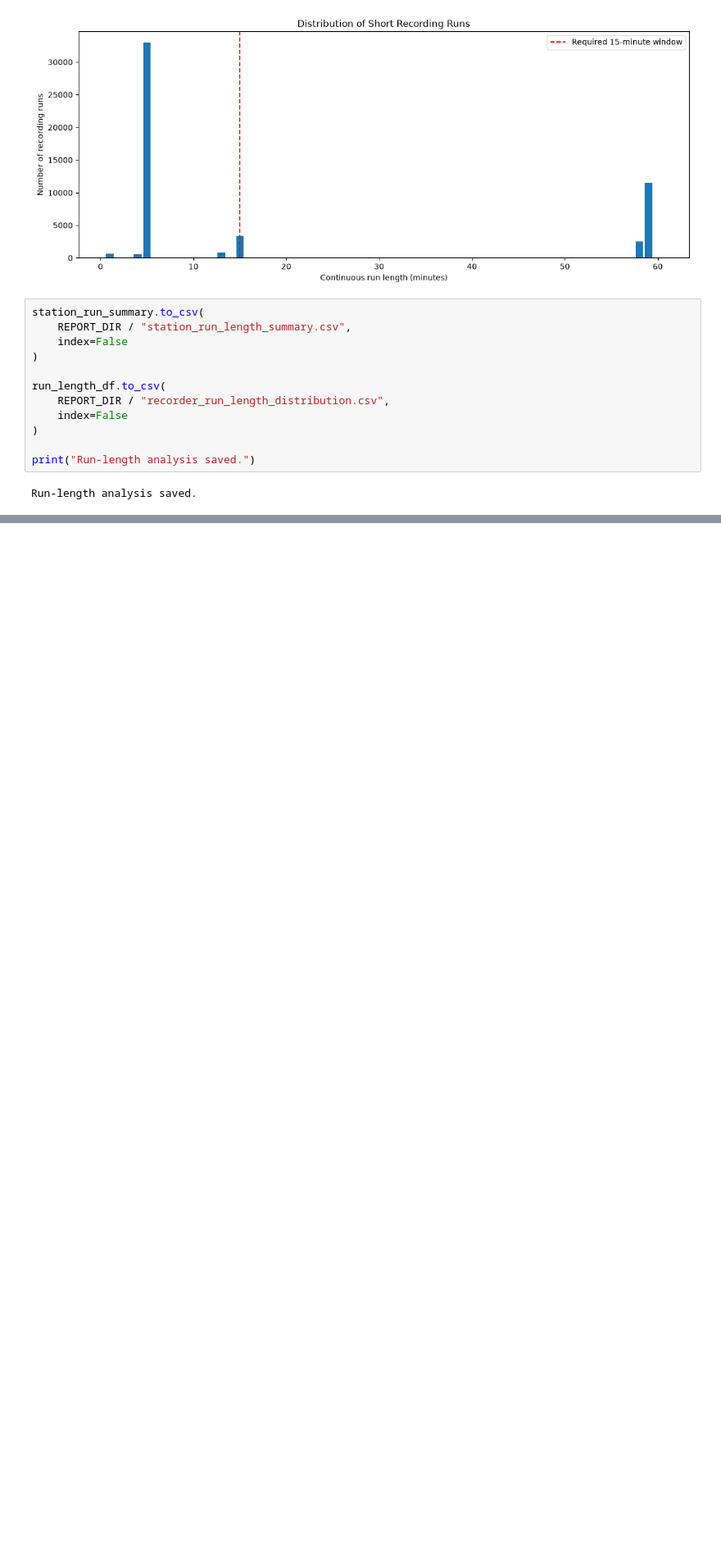
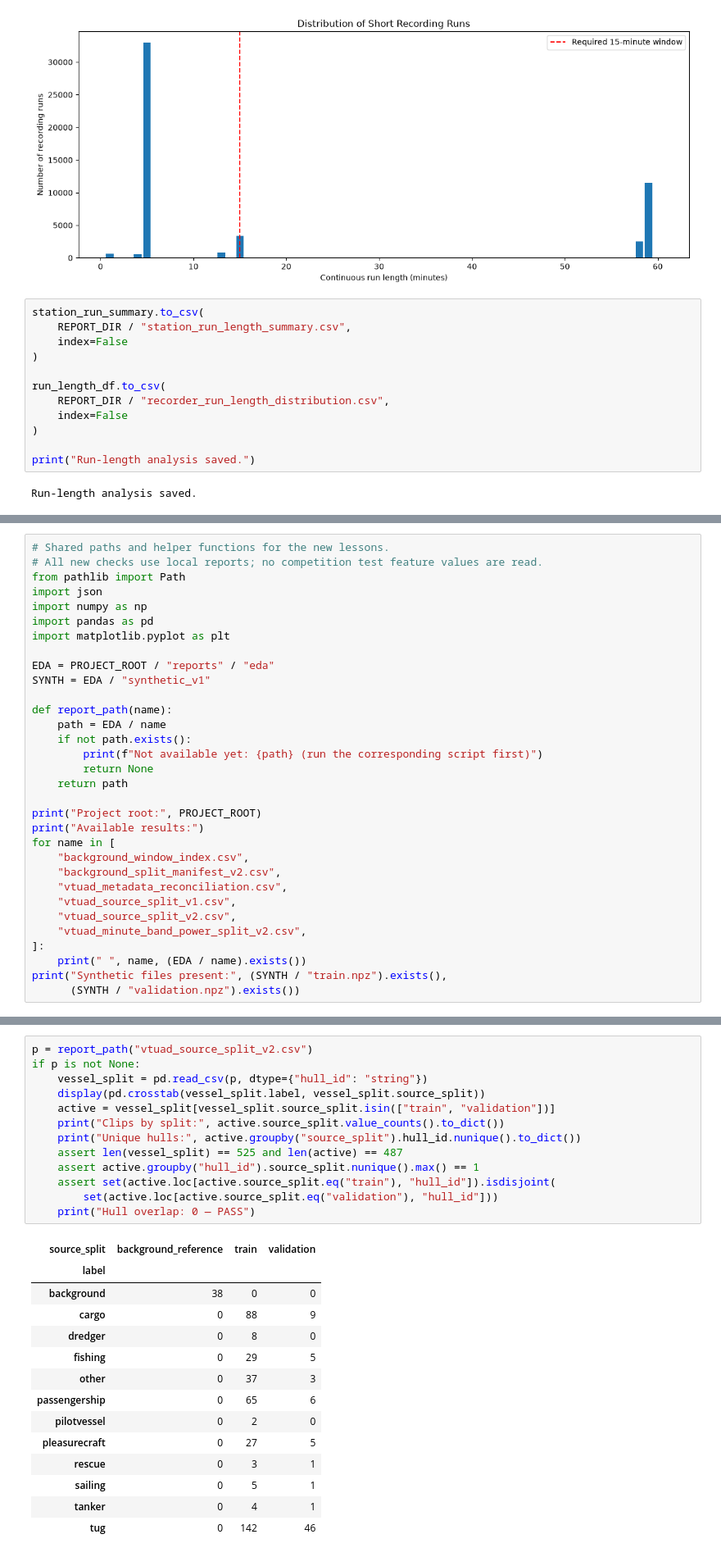
Before and after one commit to ebotchway/french-embassy-underwater-vessel-noise-challenge, a Jupyter notebook: notebooks/01_south_african_acoustic_eda.ipynb, the cells around one changed output, grey strips where cells are left out. Shown at 82% size. Cells and saved outputs as stored; diff of their text form; blank space fills up the shorter version.

```diff
--- a/notebooks/01_south_african_acoustic_eda.ipynb
+++ b/notebooks/01_south_african_acoustic_eda.ipynb
@@ -934,0 +966,32 @@ Run-length analysis saved.
+# %%
+# Shared paths and helper functions for the new lessons.
+# All new checks use local reports; no competition test feature values are read.
+from pathlib import Path
+import json
+import numpy as np
+import pandas as pd
+import matplotlib.pyplot as plt
+
+EDA = PROJECT_ROOT / "reports" / "eda"
+SYNTH = EDA / "synthetic_v1"
+
+def report_path(name):
+    path = EDA / name
+    if not path.exists():
+        print(f"Not available yet: {path} (run the corresponding script first)")
+        return None
+    return path
+
+print("Project root:", PROJECT_ROOT)
+print("Available results:")
+for name in [
+    "background_window_index.csv",
+    "background_split_manifest_v2.csv",
+    "vtuad_metadata_reconciliation.csv",
+    "vtuad_source_split_v1.csv",
+    "vtuad_source_split_v2.csv",
+    "vtuad_minute_band_power_split_v2.csv",
+]:
+    print(" ", name, (EDA / name).exists())
+print("Synthetic files present:", (SYNTH / "train.npz").exists(),
+      (SYNTH / "validation.npz").exists())
@@ -934,0 +1132,28 @@ Run-length analysis saved.
+# %%
+p = report_path("vtuad_source_split_v2.csv")
+if p is not None:
+    vessel_split = pd.read_csv(p, dtype={"hull_id": "string"})
+    display(pd.crosstab(vessel_split.label, vessel_split.source_split))
+    active = vessel_split[vessel_split.source_split.isin(["train", "validation"])]
+    print("Clips by split:", active.source_split.value_counts().to_dict())
+    print("Unique hulls:", active.groupby("source_split").hull_id.nunique().to_dict())
+    assert len(vessel_split) == 525 and len(active) == 487
+    assert active.groupby("hull_id").source_split.nunique().max() == 1
+    assert set(active.loc[active.source_split.eq("train"), "hull_id"]).isdisjoint(
+        set(active.loc[active.source_split.eq("validation"), "hull_id"]))
+    print("Hull overlap: 0 — PASS")
+# %% [output]
+| source_split | background_reference | train | validation |
+| label |  |  |  |
+| background | 38 | 0 | 0 |
+| cargo | 0 | 88 | 9 |
+| dredger | 0 | 8 | 0 |
+| fishing | 0 | 29 | 5 |
+| other | 0 | 37 | 3 |
+| passengership | 0 | 65 | 6 |
+| pilotvessel | 0 | 2 | 0 |
+| pleasurecraft | 0 | 27 | 5 |
+| rescue | 0 | 3 | 1 |
+| sailing | 0 | 5 | 1 |
+| tanker | 0 | 4 | 1 |
+| tug | 0 | 142 | 46 |
```
Also changed, not shown: parts of 17 cells of this notebook.
